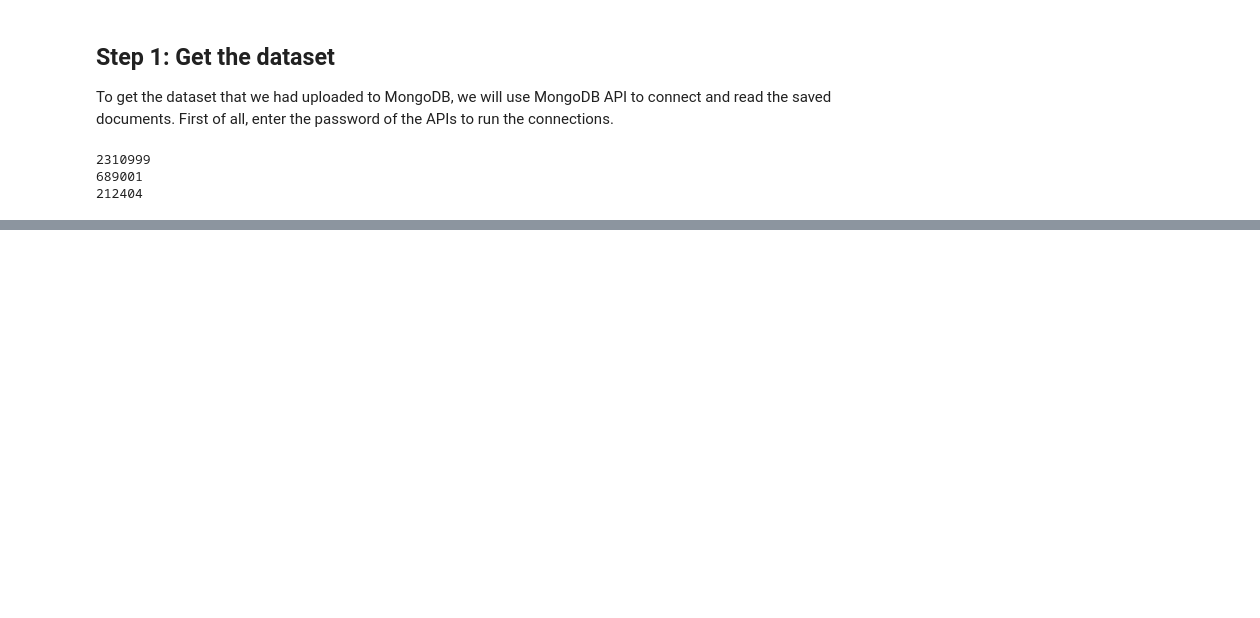
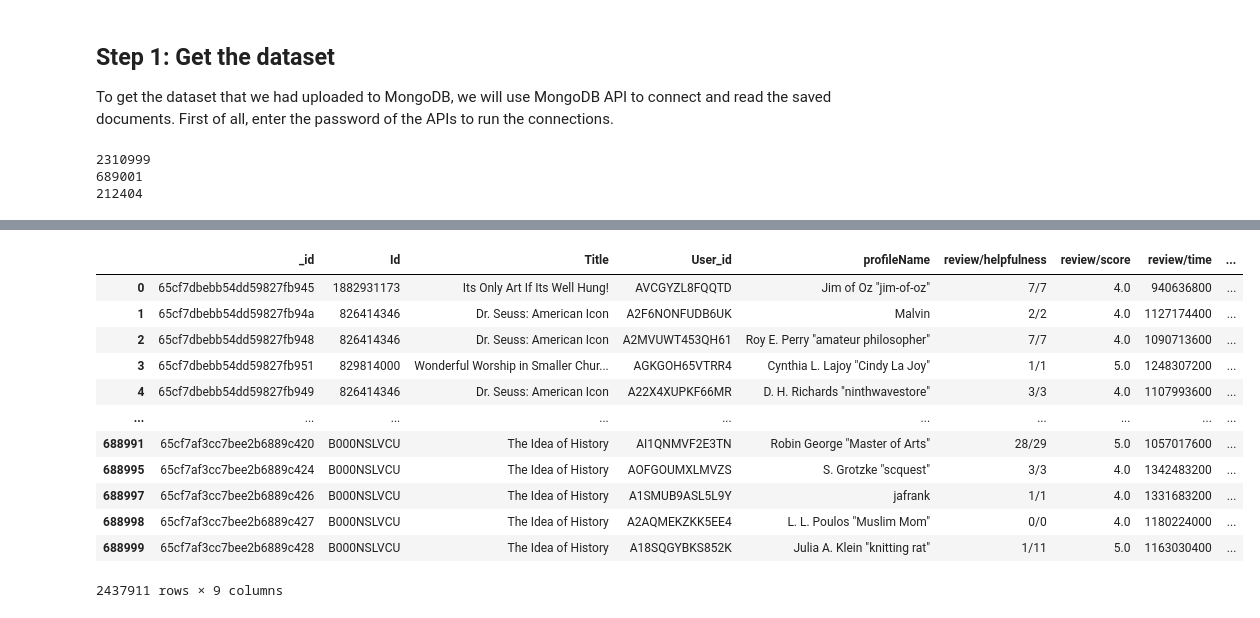
Before and after one commit to ngthiennhan2002/Amazon-Books_Reviews, a Jupyter notebook: amazon_books_reviews.ipynb, the cells around one changed output, grey strips where cells are left out. Cells and saved outputs as stored; diff of their text form; code cells hidden in the pictures; blank space fills up the shorter version.

```diff
--- a/amazon_books_reviews.ipynb
+++ b/amazon_books_reviews.ipynb
@@ -95,0 +234,6 @@ print(book_list[0])
+# %%
+# Convert mongodb.collection.Collection into pandas DataFrame
+df_book = pd.DataFrame(list(book_collection.find()))
+df_review_1 = pd.DataFrame(list(review_collection_1.find()))
+df_review_2 = pd.DataFrame(list(review_collection_2.find()))
+print("--- Finished converting to DataFrame ---")
@@ -95,0 +242,3 @@ print(book_list[0])
+# %%
+# Combine two df_review_1 and df_review_2
+df_review = pd.concat([df_review_1, df_review_2])
@@ -95,0 +263,22 @@ print(book_list[0])
+# %%
+# Drop all rows of DataFrames which contain null values in analyzed attributes
+df_book = df_book.dropna(subset=['Title'], how='all')
+df_review = df_review.dropna(subset=['Title'], how='all')
+df_review = df_review.dropna(subset=['User_id'], how='all')
+df_review = df_review.dropna(subset=['profileName'], how='all')
+# %%
+df_review
+# %% [output]
+|  | _id | Id | Title | User_id | profileName | review/helpfulness | review/score | review/time | ... |
+| 0 | 65cf7dbebb54dd59827fb945 | 1882931173 | Its Only Art If Its Well Hung! | AVCGYZL8FQQTD | Jim of Oz "jim-of-oz" | 7/7 | 4.0 | 940636800 | ... |
+| 1 | 65cf7dbebb54dd59827fb94a | 826414346 | Dr. Seuss: American Icon | A2F6NONFUDB6UK | Malvin | 2/2 | 4.0 | 1127174400 | ... |
+| 2 | 65cf7dbebb54dd59827fb948 | 826414346 | Dr. Seuss: American Icon | A2MVUWT453QH61 | Roy E. Perry "amateur philosopher" | 7/7 | 4.0 | 1090713600 | ... |
+| 3 | 65cf7dbebb54dd59827fb951 | 829814000 | Wonderful Worship in Smaller Chur... | AGKGOH65VTRR4 | Cynthia L. Lajoy "Cindy La Joy" | 1/1 | 5.0 | 1248307200 | ... |
+| 4 | 65cf7dbebb54dd59827fb949 | 826414346 | Dr. Seuss: American Icon | A22X4XUPKF66MR | D. H. Richards "ninthwavestore" | 3/3 | 4.0 | 1107993600 | ... |
+| ... | ... | ... | ... | ... | ... | ... | ... | ... | ... |
+| 688991 | 65cf7af3cc7bee2b6889c420 | B000NSLVCU | The Idea of History | AI1QNMVF2E3TN | Robin George "Master of Arts" | 28/29 | 5.0 | 1057017600 | ... |
+| 688995 | 65cf7af3cc7bee2b6889c424 | B000NSLVCU | The Idea of History | AOFGOUMXLMVZS | S. Grotzke "scquest" | 3/3 | 4.0 | 1342483200 | ... |
+| 688997 | 65cf7af3cc7bee2b6889c426 | B000NSLVCU | The Idea of History | A1SMUB9ASL5L9Y | jafrank | 1/1 | 4.0 | 1331683200 | ... |
+| 688998 | 65cf7af3cc7bee2b6889c427 | B000NSLVCU | The Idea of History | A2AQMEKZKK5EE4 | L. L. Poulos "Muslim Mom" | 0/0 | 4.0 | 1180224000 | ... |
+| 688999 | 65cf7af3cc7bee2b6889c428 | B000NSLVCU | The Idea of History | A18SQGYBKS852K | Julia A. Klein "knitting rat" | 1/11 | 5.0 | 1163030400 | ... |
+2437911 rows × 9 columns
```
Also changed, not shown: parts of 17 cells of this notebook.
